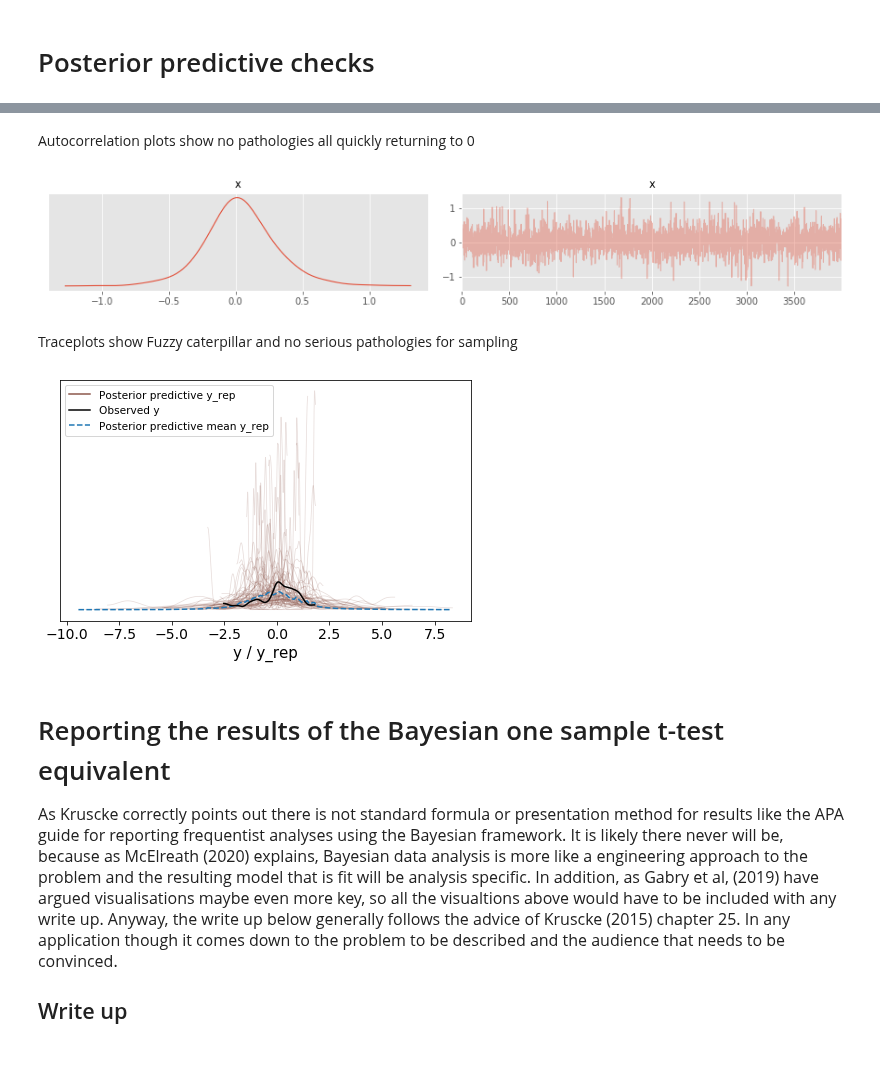
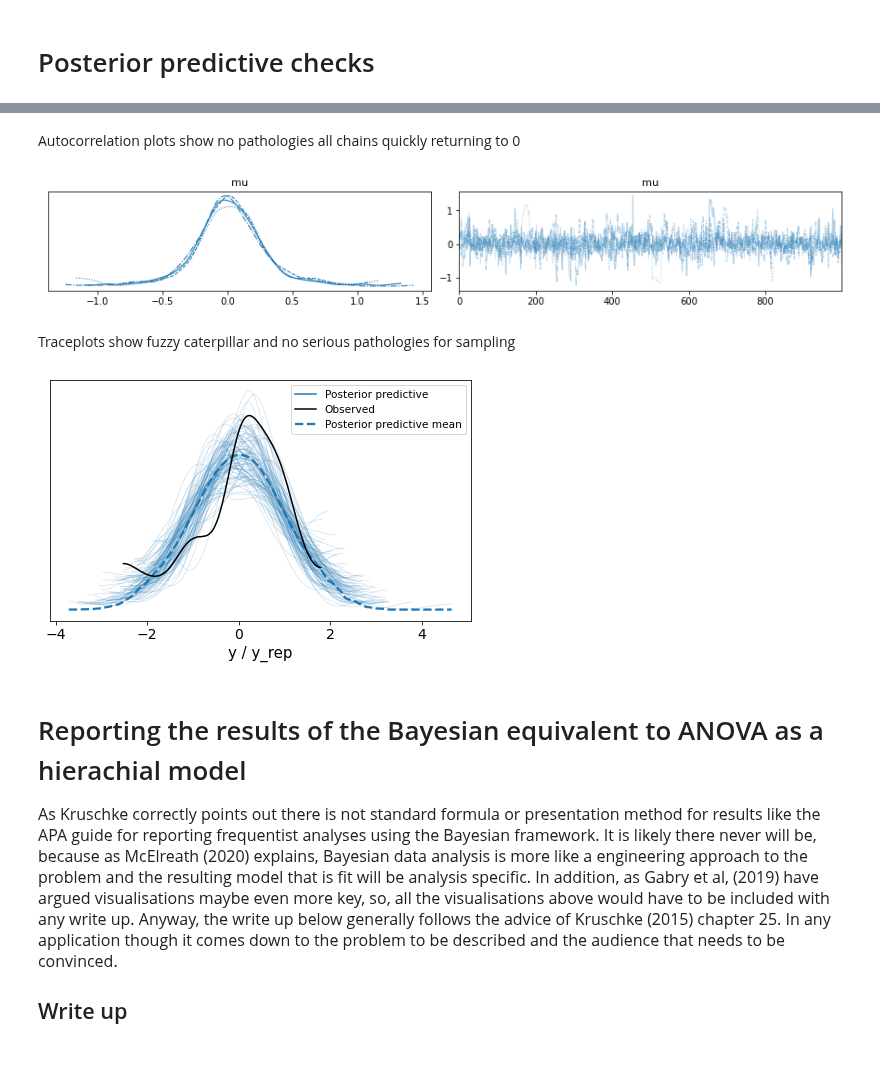
Before and after one commit to ebrlab/Statistical-methods-for-research-workers-bayes-for-psychologists-and-neuroscientists, a Jupyter notebook: wip/Bayesian estimation of ANOVA as hierarchical model.ipynb, the cells around one changed output, grey strips where cells are left out. Drawn from its saved outputs; the diff is of its cells as text; code cells hidden in the pictures.

```diff
--- a/wip/Bayesian estimation of ANOVA as hierarchical model.ipynb
+++ b/wip/Bayesian estimation of ANOVA as hierarchical model.ipynb
@@ -80,11 +86,9 @@ Upon completion of the contemplation task participants gave responses to a set o
 # Data cleaning and Exploratory data analysis
 # %%
 # Import data file .csv
-df = pd.read_csv("Grossman and Kross 2014 Study 2.csv")
 df['WISDOM'] = pd.to_numeric(df['WISDOM'], errors='coerce')
-# Convert NAN
+
+# Convert NAN to zero values
 df['WISDOM'] = df['WISDOM'].replace(np.nan, 0, regex=True)
-
-# add new conditon column
 # %%
 # Plot boxplot
@@ -184,7 +191,7 @@ INFO:pystan:COMPILING THE C++ CODE FOR MODEL anon_model_073871ab68a4728969665b8a
 data = {'n': len(df),
         'y': df['WISDOM'].values,
         'j': max(df['CONDITION']),
-        'group_id': df['CONDITION'],
+        'group_id': df['CONDITION'].values,
         'onlyprior': 0,
         'mu_m': 0,
         'mu_sd': 1,
@@ -205,0 +202,3 @@ for i in range(10):
+# %%
+# Compile stan model into c++ code.
+sm = ps.build(HierachialANOVA, data = data)
@@ -205,0 +213,3 @@ for i in range(10):
+# %%
+# Sample from the posterior
+fit = sm.sample(num_chains = 4)
@@ -245,10 +265,10 @@ az.plot_autocorr(fit, var_names=['mu', 'sigma', 'tau']);
 # %% [markdown]
-Autocorrelation plots show no pathologies all quickly returning to 0
+Autocorrelation plots show no pathologies all chains quickly returning to 0
 # %%
-az.plot_trace(fit['mu']);
+az.plot_trace(fit, var_names= 'mu');
 # %% [output]
-[figure, old version]
+[figure, new version]
 # %% [markdown]
-Traceplots show Fuzzy caterpillar and no serious pathologies for sampling
+Traceplots show fuzzy caterpillar and no serious pathologies for sampling
 # %%
 #Convert pystan fit object to IO for Arviz functions.
@@ -259,11 +281,11 @@ PPC_data = az.from_pystan(
 # %%
-az.plot_ppc(PPC_data, data_pairs={"y":"y_rep"}, num_pp_samples=100);
+az.plot_ppc(idata, data_pairs = {"y":"y_rep"}, num_pp_samples = 100);
 # %% [output]
-[figure, old version]
+[figure, new version]
 # %% [markdown]
-# Reporting the results of the Bayesian one sample t-test equivalent
+# Reporting the results of the Bayesian equivalent to ANOVA as a hierachial model
 
-<font size = "3">As Kruscke correctly points out there is not standard formula or presentation method for results like the APA guide for reporting frequentist analyses using the Bayesian framework. It is likely there never will be, because as McElreath (2020) explains, Bayesian data analysis is more like a engineering approach to the problem and the resulting model that is fit will be analysis specific. In addition, as Gabry et al, (2019) have argued visualisations maybe even more key, so all the visualtions above would have to be included with any write up. Anyway, the write up below generally follows the advice of Kruscke (2015) chapter 25. In any application though it comes down to the problem to be described and the audience that needs to be convinced. </p><br/>
+<font size = "3">As Kruschke correctly points out there is not standard formula or presentation method for results like the APA guide for reporting frequentist analyses using the Bayesian framework. It is likely there never will be, because as McElreath (2020) explains, Bayesian data analysis is more like a engineering approach to the problem and the resulting model that is fit will be analysis specific. In addition, as Gabry et al, (2019) have argued visualisations maybe even more key, so, all the visualisations above would have to be included with any write up. Anyway, the write up below generally follows the advice of Kruschke (2015) chapter 25. In any application though it comes down to the problem to be described and the audience that needs to be convinced. </p><br/>
 
 <h2>Write up</h2><br/>
 # %% [markdown]
```
Also changed, not shown: parts of 27 cells of this notebook, 3 other files.
